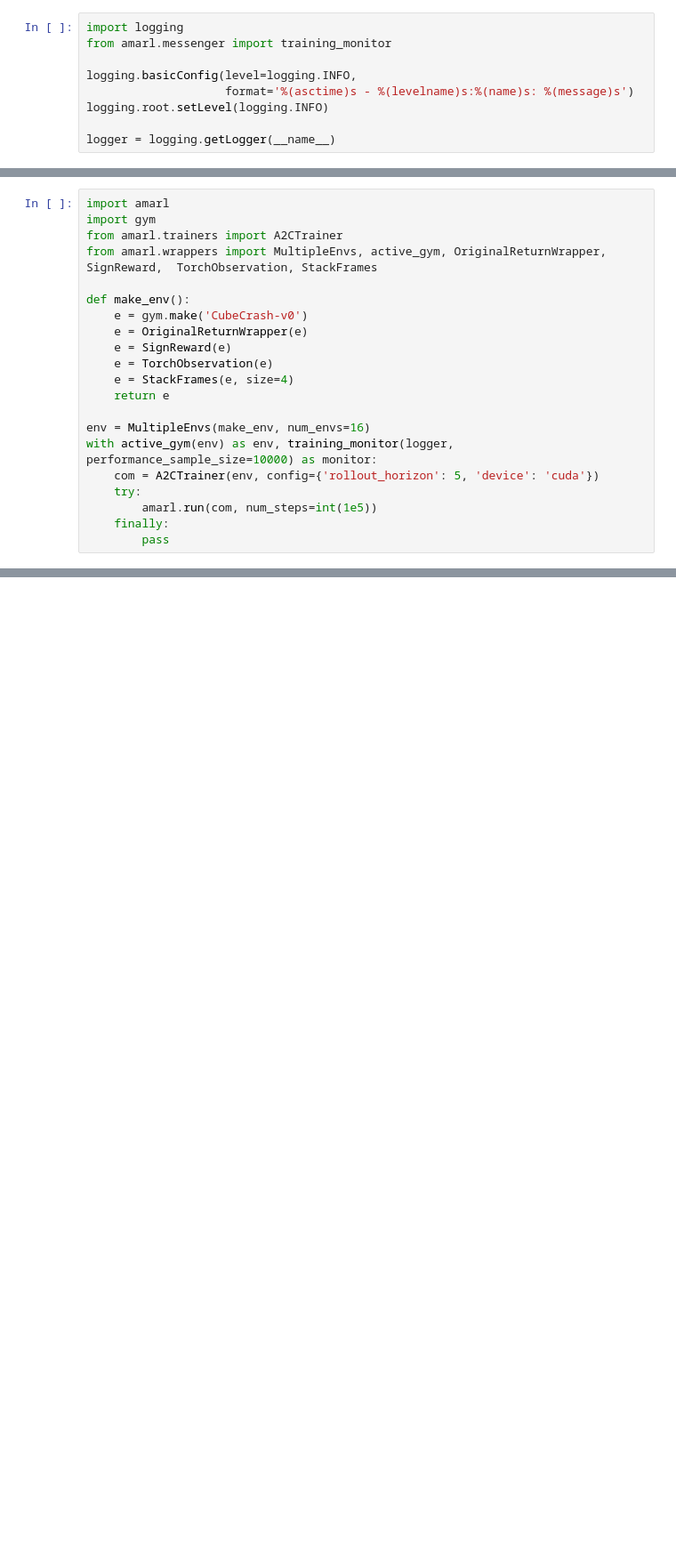
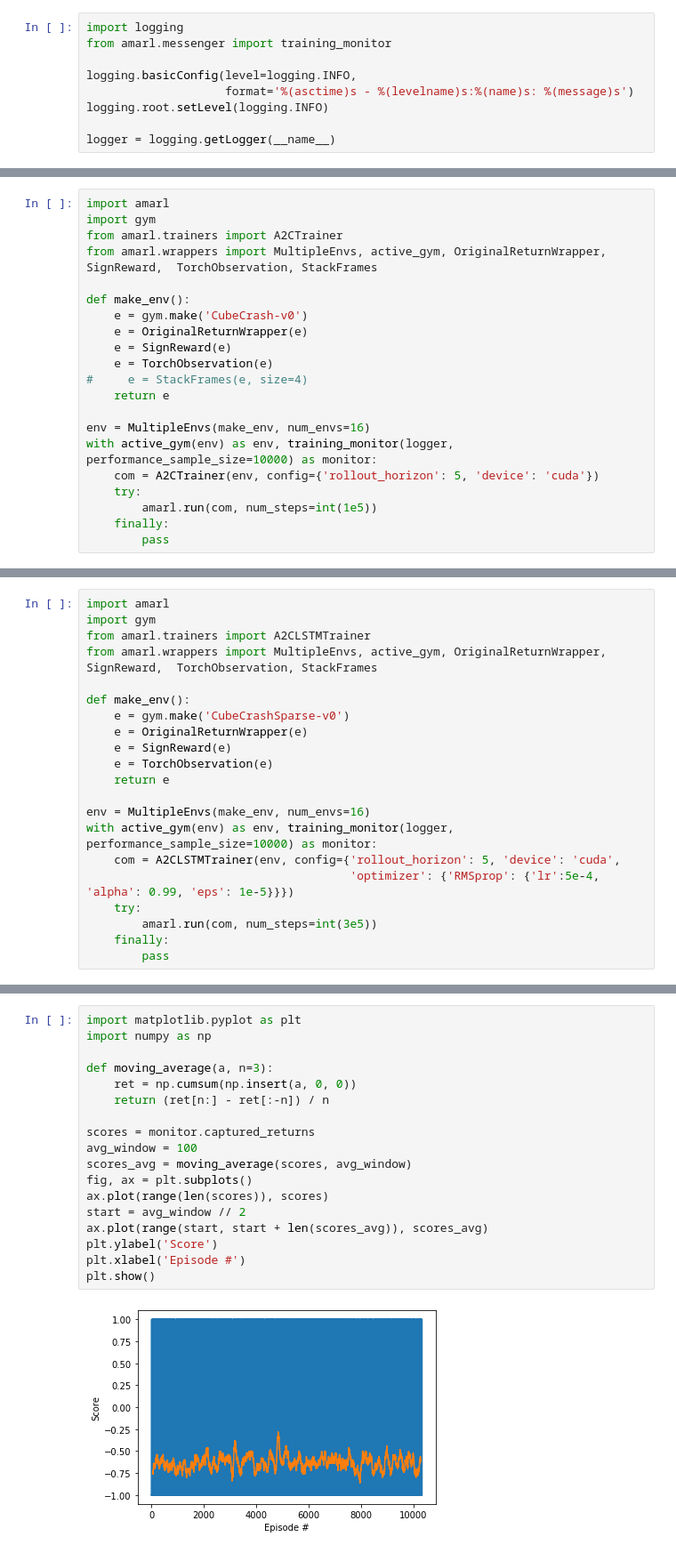
Before and after one commit to SwamyDev/AMARL, a Jupyter notebook: notebooks/trainers.ipynb, the cells around one changed output, grey strips where cells are left out. Shown at 89% size. Saved outputs shown, nothing was run; the diff lists cells and outputs as text; blank space fills up the shorter version.

```diff
--- a/notebooks/trainers.ipynb
+++ b/notebooks/trainers.ipynb
@@ -31,7 +35,7 @@ def make_env():
     e = OriginalReturnWrapper(e)
     e = SignReward(e)
     e = TorchObservation(e)
-    e = StackFrames(e, size=4)
+#     e = StackFrames(e, size=4)
     return e
 
 env = MultipleEnvs(make_env, num_envs=16)
@@ -104,0 +117,21 @@ plt.show()
+# %%
+import amarl
+import gym
+from amarl.trainers import A2CLSTMTrainer
+from amarl.wrappers import MultipleEnvs, active_gym, OriginalReturnWrapper, SignReward,  TorchObservation, StackFrames
+
+def make_env():
+    e = gym.make('CubeCrashSparse-v0')
+    e = OriginalReturnWrapper(e)
+    e = SignReward(e)
+    e = TorchObservation(e)
+    return e
+
+env = MultipleEnvs(make_env, num_envs=16)
+with active_gym(env) as env, training_monitor(logger, performance_sample_size=10000) as monitor:
+    com = A2CLSTMTrainer(env, config={'rollout_horizon': 5, 'device': 'cuda',
+                                      'optimizer': {'RMSprop': {'lr':5e-4, 'alpha': 0.99, 'eps': 1e-5}}})
+    try:
+        amarl.run(com, num_steps=int(3e5))
+    finally:
+        pass
@@ -104,0 +174,20 @@ plt.show()
+# %%
+import matplotlib.pyplot as plt
+import numpy as np
+
+def moving_average(a, n=3):
+    ret = np.cumsum(np.insert(a, 0, 0))
+    return (ret[n:] - ret[:-n]) / n
+
+scores = monitor.captured_returns
+avg_window = 100
+scores_avg = moving_average(scores, avg_window)
+fig, ax = plt.subplots()
+ax.plot(range(len(scores)), scores)
+start = avg_window // 2
+ax.plot(range(start, start + len(scores_avg)), scores_avg)
+plt.ylabel('Score')
+plt.xlabel('Episode #')
+plt.show()
+# %% [output]
+[figure, added]
```
Also changed, not shown: parts of 9 cells of this notebook, 6 other files.
